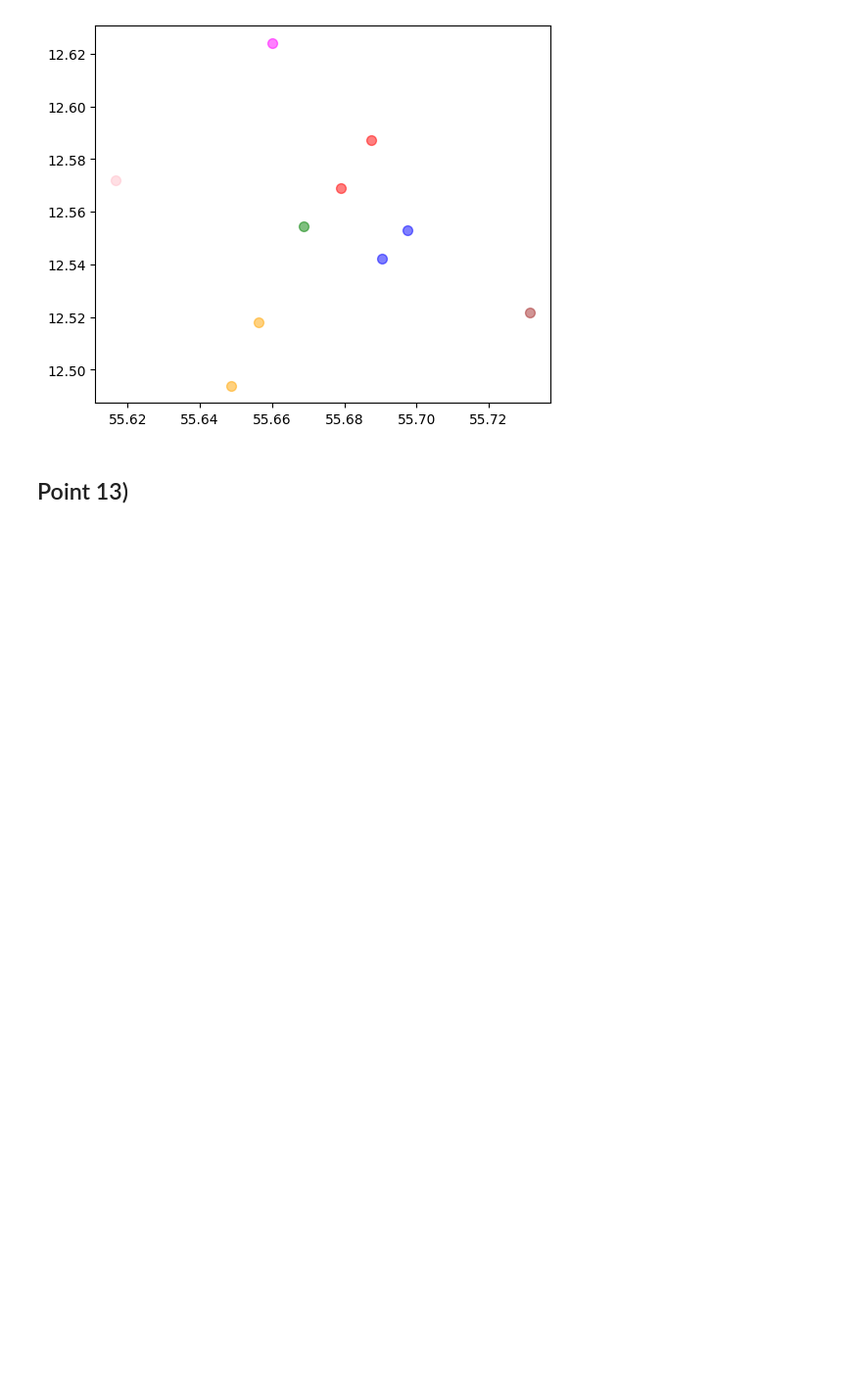
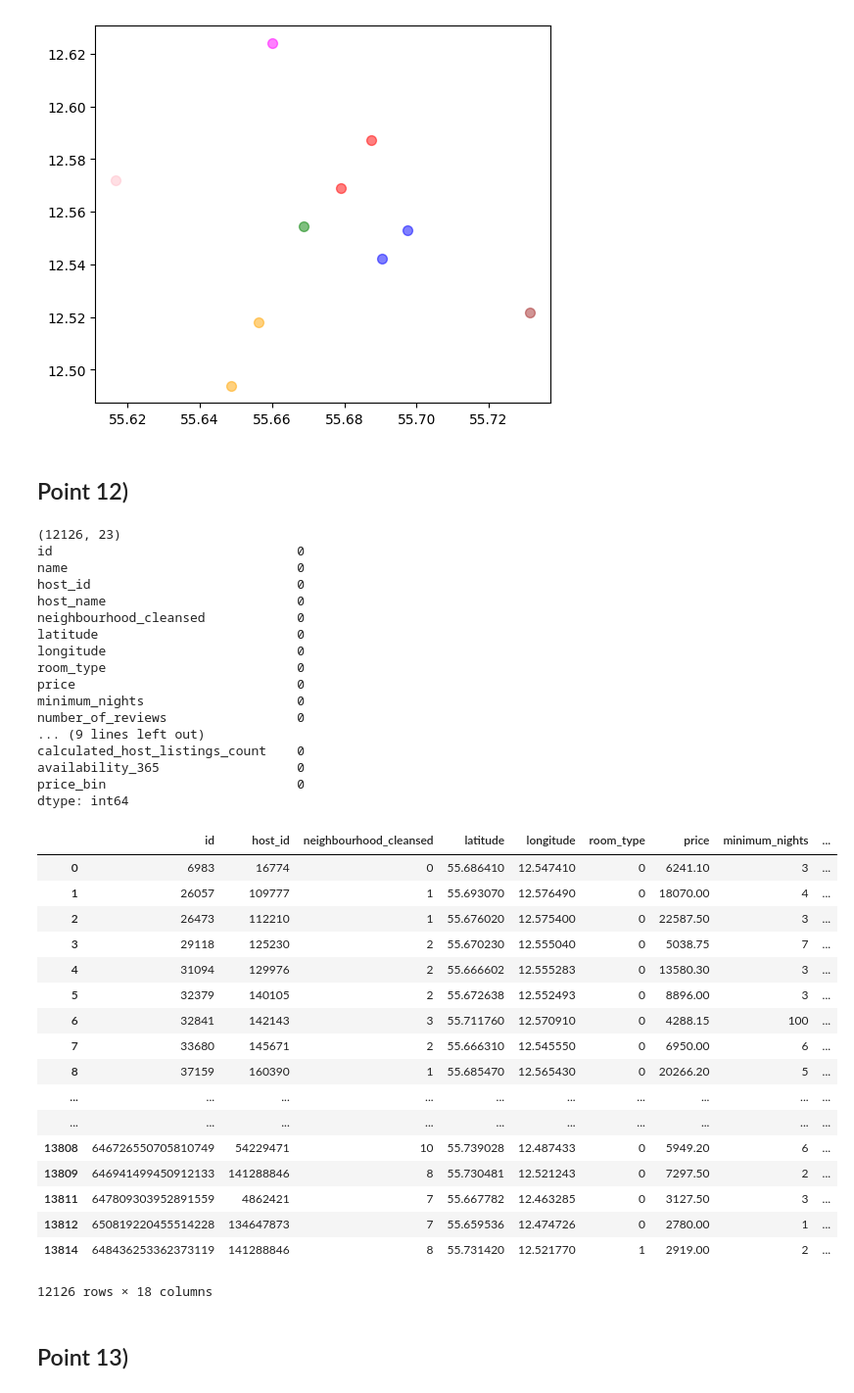
Before and after one commit to maxim-zavidei/viauc-mal1-a23, a Jupyter notebook: assignment1/assignment-solution.ipynb, the cells around one changed output. Shown at 98% size. Cells and saved outputs as stored; diff of their text form; code cells hidden in the pictures; blank space fills up the shorter version.

Commit message:
Added point 12 and 14

```diff
--- a/assignment1/assignment-solution.ipynb
+++ b/assignment1/assignment-solution.ipynb
@@ -463,6 +464,70 @@ for category, color in neighborhood_colors.items():
                 label=category)
 # %% [output]
 [figure]
+# %% [markdown]
+## Point 12)
+# %%
+print(relevant_listings.shape)
+print(relevant_listings.isnull().sum())
+# Remove some fileds
+relevant_listings = relevant_listings.drop(['host_name', "name", "price_bin", "last_review", "calculated_host_listings_count"], axis='columns')
+# There are a lot of review colums, perhaps we can remove them or make 1 column with the avg of all - "review_scores_accuracy", "review_scores_cleanliness", "review_scores_checkin", "review_scores_communication", "review_scores_location", "review_scores_value"
+
+# Dummy data - make the text data into numeric data
+mapping_neighbourhood = {}
+mapping_room_type = {}
+
+neighborhood_list = relevant_listings['neighbourhood_cleansed'].unique().tolist()
+item_number = 0
+for neighborhood in neighborhood_list:
+    mapping_neighbourhood[neighborhood] = item_number
+    item_number += 1
+
+room_type_list = relevant_listings['room_type'].unique().tolist()
+item_number = 0
+for room_type in room_type_list:
+    mapping_room_type[room_type] = item_number
+    item_number += 1
+
+relevant_listings['neighbourhood_cleansed'] = relevant_listings['neighbourhood_cleansed'].map(mapping_neighbourhood)
+relevant_listings['room_type'] = relevant_listings['room_type'].map(mapping_room_type)
+relevant_listings
+# %% [output]
+(12126, 23)
+id                                0
+name                              0
+host_id                           0
+host_name                         0
+neighbourhood_cleansed            0
+latitude                          0
+longitude                         0
+room_type                         0
+price                             0
+minimum_nights                    0
+number_of_reviews                 0
+... (9 lines left out)
+calculated_host_listings_count    0
+availability_365                  0
+price_bin                         0
+dtype: int64
+|  | id | host_id | neighbourhood_cleansed | latitude | longitude | room_type | price | minimum_nights | ... |
+| 0 | 6983 | 16774 | 0 | 55.686410 | 12.547410 | 0 | 6241.10 | 3 | ... |
+| 1 | 26057 | 109777 | 1 | 55.693070 | 12.576490 | 0 | 18070.00 | 4 | ... |
+| 2 | 26473 | 112210 | 1 | 55.676020 | 12.575400 | 0 | 22587.50 | 3 | ... |
+| 3 | 29118 | 125230 | 2 | 55.670230 | 12.555040 | 0 | 5038.75 | 7 | ... |
+| 4 | 31094 | 129976 | 2 | 55.666602 | 12.555283 | 0 | 13580.30 | 3 | ... |
+| 5 | 32379 | 140105 | 2 | 55.672638 | 12.552493 | 0 | 8896.00 | 3 | ... |
+| 6 | 32841 | 142143 | 3 | 55.711760 | 12.570910 | 0 | 4288.15 | 100 | ... |
+| 7 | 33680 | 145671 | 2 | 55.666310 | 12.545550 | 0 | 6950.00 | 6 | ... |
+| 8 | 37159 | 160390 | 1 | 55.685470 | 12.565430 | 0 | 20266.20 | 5 | ... |
+| ... | ... | ... | ... | ... | ... | ... | ... | ... | ... |
+| ... | ... | ... | ... | ... | ... | ... | ... | ... | ... |
+| 13808 | 646726550705810749 | 54229471 | 10 | 55.739028 | 12.487433 | 0 | 5949.20 | 6 | ... |
+| 13809 | 646941499450912133 | 141288846 | 8 | 55.730481 | 12.521243 | 0 | 7297.50 | 2 | ... |
+| 13811 | 647809303952891559 | 4862421 | 7 | 55.667782 | 12.463285 | 0 | 3127.50 | 3 | ... |
+| 13812 | 650819220455514228 | 134647873 | 7 | 55.659536 | 12.474726 | 0 | 2780.00 | 1 | ... |
+| 13814 | 648436253362373119 | 141288846 | 8 | 55.731420 | 12.521770 | 1 | 2919.00 | 2 | ... |
+12126 rows × 18 columns
 # %% [markdown]
 ## Point 13)
 # %%
```
Also changed, not shown: parts of 4 cells of this notebook.
